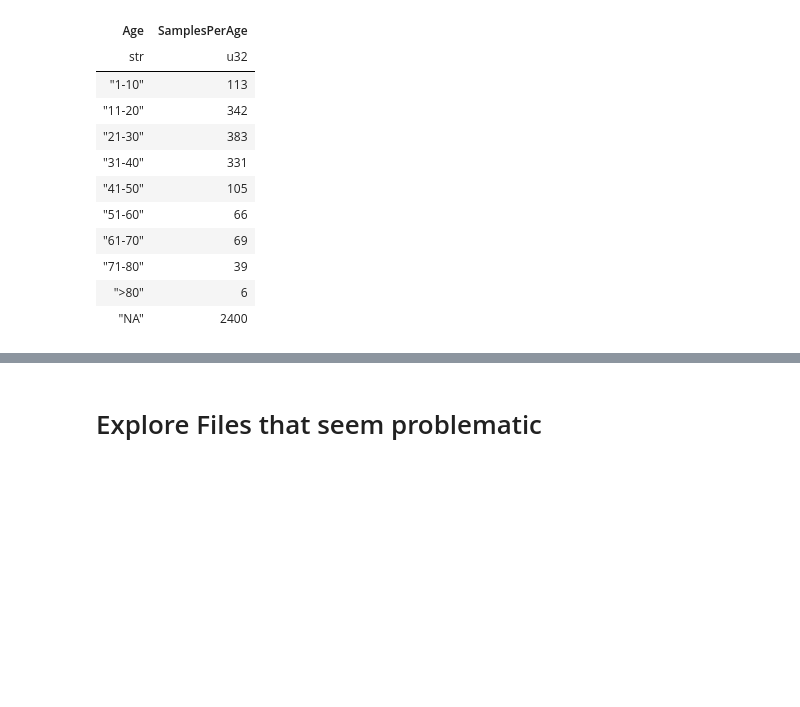
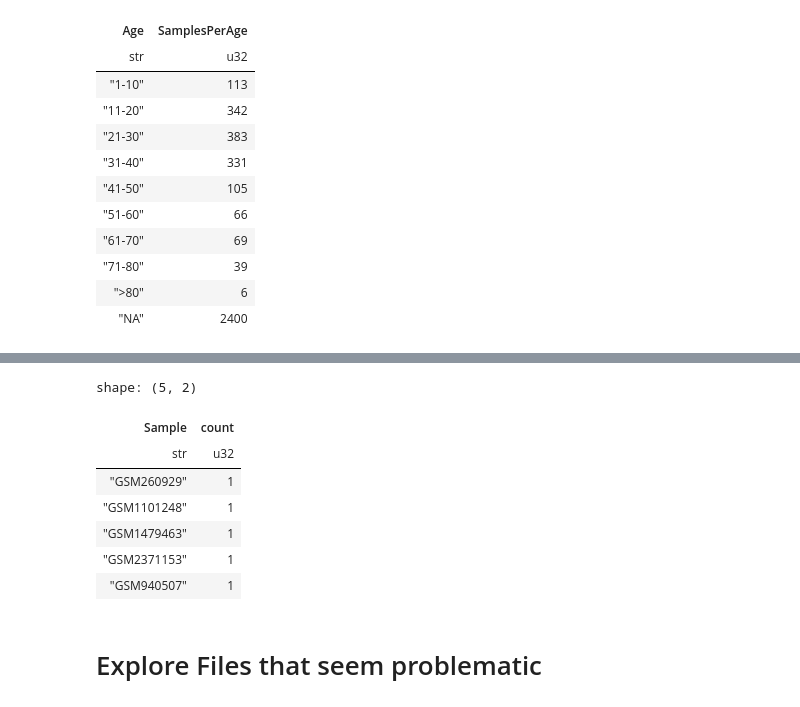
Before and after one commit to thelgis/applied-bioinformatics-thesis, a Jupyter notebook: notebooks/2_Exploratory_Analysis.ipynb, the cells around one changed output, grey strips where cells are left out. Cells and saved outputs as stored; diff of their text form; code cells hidden in the pictures; blank space fills up the shorter version.

```diff
--- a/notebooks/2_Exploratory_Analysis.ipynb
+++ b/notebooks/2_Exploratory_Analysis.ipynb
@@ -98,3 +122,15 @@ shape: (10, 2)
+# %%
+# Check removing duplicates
+metadata_df.unique(subset=["Sample"]).group_by("Sample").count().sort("count", descending=True).head()
+# %% [output]
+shape: (5, 2)
+| Sample | count |
+| str | u32 |
+| "GSM260929" | 1 |
+| "GSM1101248" | 1 |
+| "GSM1479463" | 1 |
+| "GSM2371153" | 1 |
+| "GSM940507" | 1 |
 # %% [markdown]
 # Explore Files that seem problematic
 # %% [markdown]
```
Also changed, not shown: parts of 7 cells of this notebook, 1 other file.
